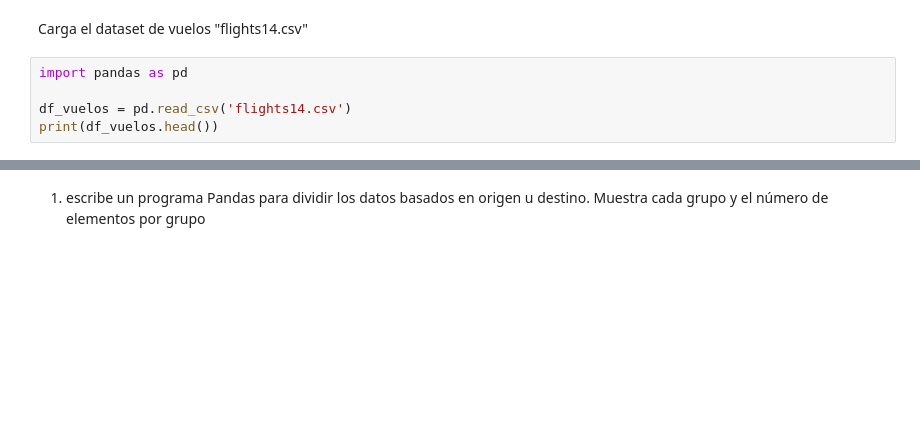
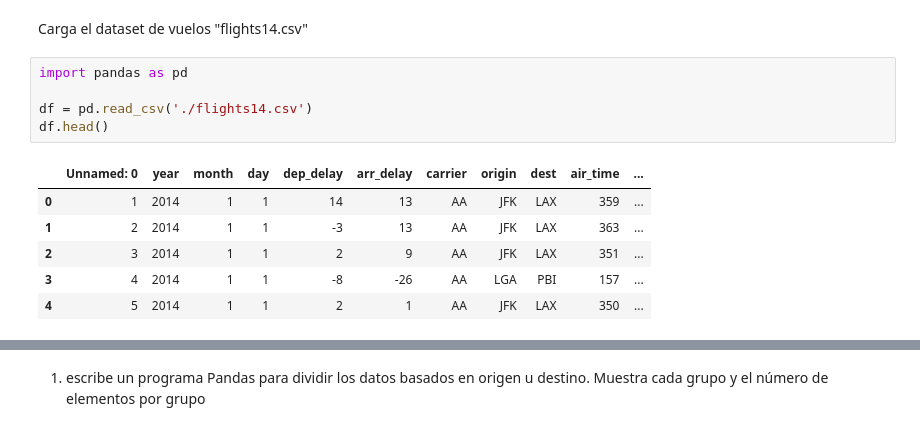
Before and after one commit to belen1993/belendata, a Jupyter notebook: pandas/03.2.Ejercicios_panda_DataFrames_2.ipynb, the cells around one changed output, grey strips where cells are left out. Drawn from its saved outputs; the diff is of its cells as text; blank space fills up the shorter version.

```diff
--- a/pandas/03.2.Ejercicios_panda_DataFrames_2.ipynb
+++ b/pandas/03.2.Ejercicios_panda_DataFrames_2.ipynb
@@ -5,5 +5,12 @@ Carga el dataset de vuelos "flights14.csv"
 # %%
 import pandas as pd
 
-df_vuelos = pd.read_csv('flights14.csv')
-print(df_vuelos.head())
+df = pd.read_csv('./flights14.csv')
+df.head()
+# %% [output]
+|  | Unnamed: 0 | year | month | day | dep_delay | arr_delay | carrier | origin | dest | air_time | ... |
+| 0 | 1 | 2014 | 1 | 1 | 14 | 13 | AA | JFK | LAX | 359 | ... |
+| 1 | 2 | 2014 | 1 | 1 | -3 | 13 | AA | JFK | LAX | 363 | ... |
+| 2 | 3 | 2014 | 1 | 1 | 2 | 9 | AA | JFK | LAX | 351 | ... |
+| 3 | 4 | 2014 | 1 | 1 | -8 | -26 | AA | LGA | PBI | 157 | ... |
+| 4 | 5 | 2014 | 1 | 1 | 2 | 1 | AA | JFK | LAX | 350 | ... |
```
Also changed, not shown: parts of 20 cells of this notebook, 22 other files.
